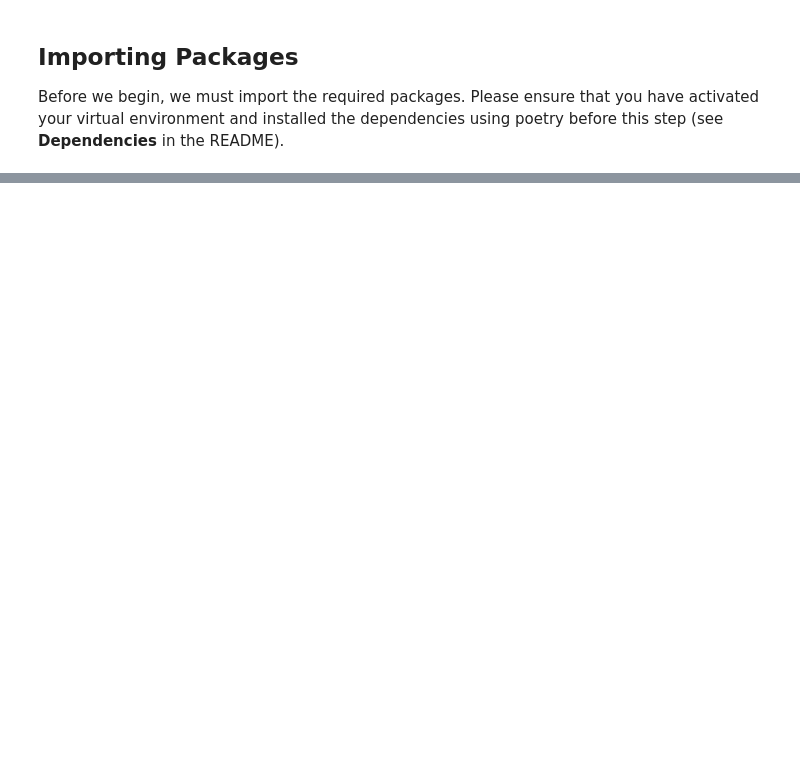
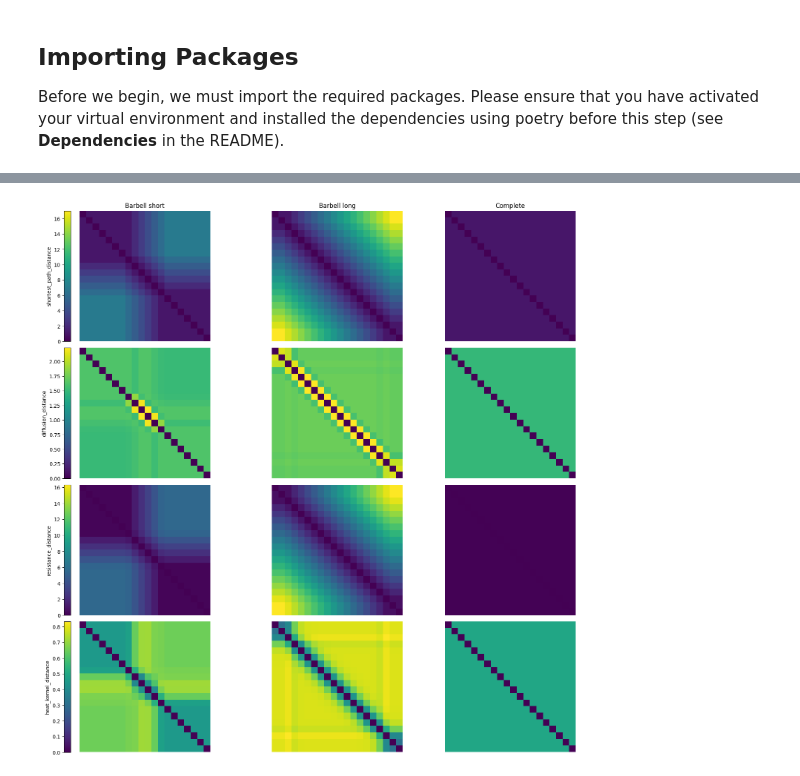
Before and after one commit to aidos-lab/magnipy, a Jupyter notebook: notebooks/graphipy_tutorial.ipynb, the cells around one changed output, grey strips where cells are left out. Drawn from its saved outputs; the diff is of its cells as text; code cells hidden in the pictures; blank space fills up the shorter version.

```diff
--- a/notebooks/graphipy_tutorial.ipynb
+++ b/notebooks/graphipy_tutorial.ipynb
@@ -602,0 +203,37 @@ plt.legend()
+# %%
+n_rows = len(metrics)
+n_cols = len(graphs)
+fig, axs = plt.subplots(
+    n_rows, n_cols, figsize=(15, 15), constrained_layout=True
+)
+
+for i, metric in enumerate(metrics):
+    matrices = {
+        graphnames[i]: graphis[metric][i].get_dist() for i in range(len(graphs))
+    }
+    # Find the global min and max across all datasets, ignore inf values
+    vmin = min([matrices[i][0].min() for i in matrices.keys()])
+    vmax = max(
+        [np.ma.masked_invalid(matrices[i][0].max()) for i in matrices.keys()]
+    )
+
+    for j, name in enumerate(matrices):
+        heatmap = axs[i, j].imshow(
+            matrices[name][0], cmap="viridis", vmin=vmin, vmax=vmax
+        )
+        axs[i, j].axis("off")
+        axs[0, j].set_title(name)
+
+    axs[i, 0].set_ylabel("Vertex")
+
+    fig.colorbar(
+        heatmap,
+        ax=axs[i, 0],
+        orientation="vertical",
+        location="left",
+        label=metric,
+    )
+
+plt.show()
+# %% [output]
+[figure, added]
```
Also changed, not shown: parts of 77 cells of this notebook.
